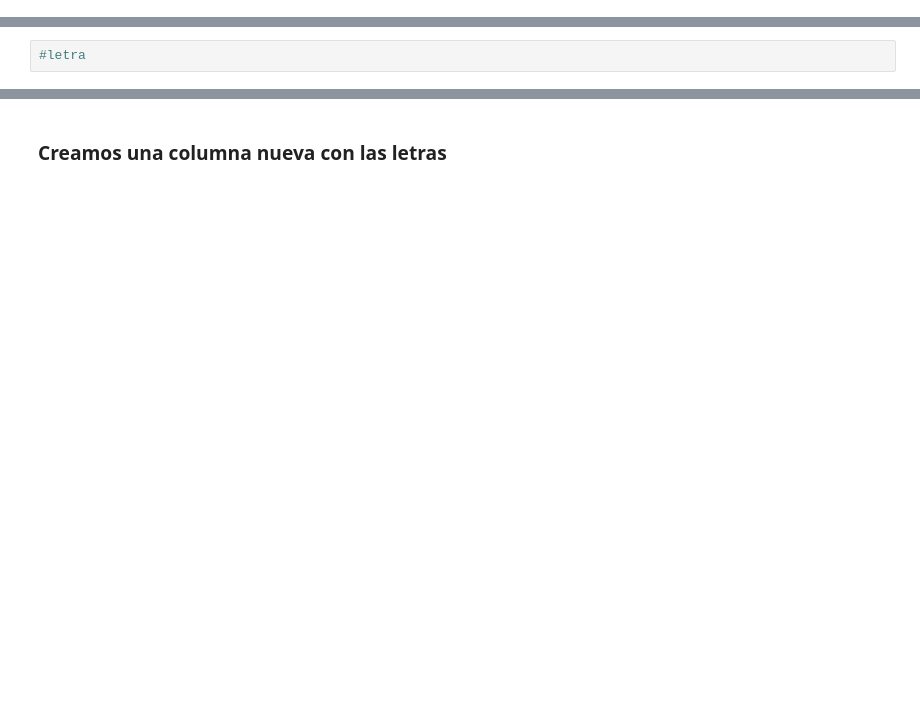
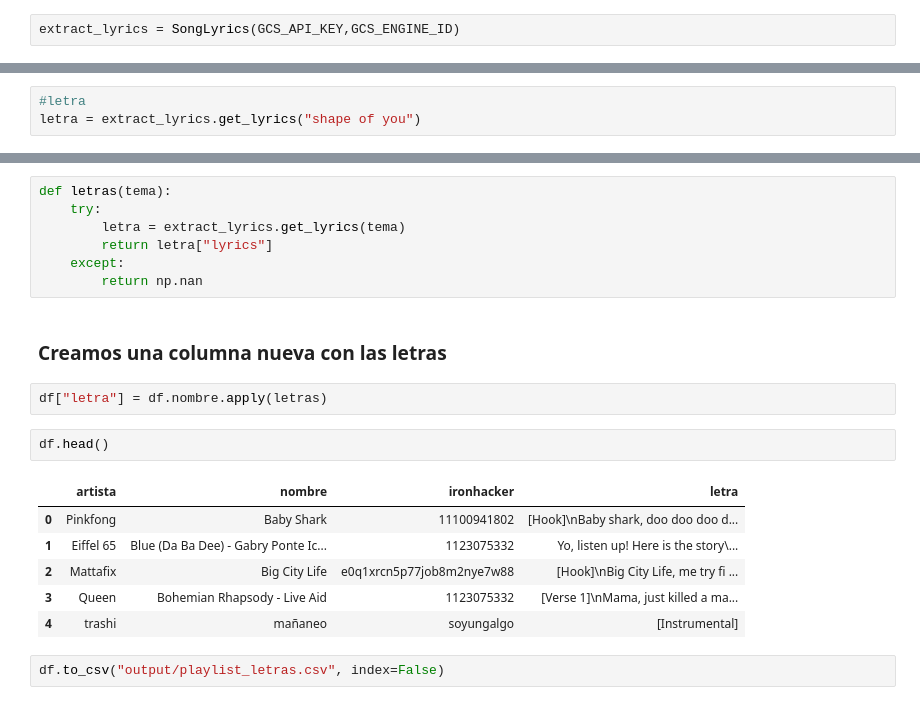
Before and after one commit to Ironhack-Data-Madrid-Mayo-2021/Classroom-Materials, a Jupyter notebook: ETL+NLP/ETL_1.ipynb, the cells around one changed output, grey strips where cells are left out. Drawn from its saved outputs; the diff is of its cells as text; blank space fills up the shorter version.

```diff
--- a/ETL+NLP/ETL_1.ipynb
+++ b/ETL+NLP/ETL_1.ipynb
@@ -158,9 +324,12 @@ from lyrics_extractor import SongLyrics
 # %% [markdown]
 ### La guardamos en una variable
 Guardamos la librería en una variable llamando a SongLyrics y pasándole las claves
+# %%
+extract_lyrics = SongLyrics(GCS_API_KEY,GCS_ENGINE_ID)
 # %% [markdown]
 ### Buscamos una letra
 # %%
 #letra
+letra = extract_lyrics.get_lyrics("shape of you")
 # %%
 # Esta librería nos devuelve un diccionario del que solo queremos un value concreto
@@ -169,2 +347,22 @@ Guardamos la librería en una variable llamando a SongLyrics y pasándole las cl
+# %%
+def letras(tema):
+    try:
+        letra = extract_lyrics.get_lyrics(tema)
+        return letra["lyrics"]
+    except:
+        return np.nan
 # %% [markdown]
 ### Creamos una columna nueva con las letras
+# %%
+df["letra"] = df.nombre.apply(letras)
+# %%
+df.head()
+# %% [output]
+|  | artista | nombre | ironhacker | letra |
+| 0 | Pinkfong | Baby Shark | 11100941802 | [Hook]\nBaby shark, doo doo doo d... |
+| 1 | Eiffel 65 | Blue (Da Ba Dee) - Gabry Ponte Ic... | 1123075332 | Yo, listen up! Here is the story\... |
+| 2 | Mattafix | Big City Life | e0q1xrcn5p77job8m2nye7w88 | [Hook]\nBig City Life, me try fi ... |
+| 3 | Queen | Bohemian Rhapsody - Live Aid | 1123075332 | [Verse 1]\nMama, just killed a ma... |
+| 4 | trashi | mañaneo | soyungalgo | [Instrumental] |
+# %%
+df.to_csv("output/playlist_letras.csv", index=False)
```
Also changed, not shown: parts of 44 cells of this notebook, 4 other files.
